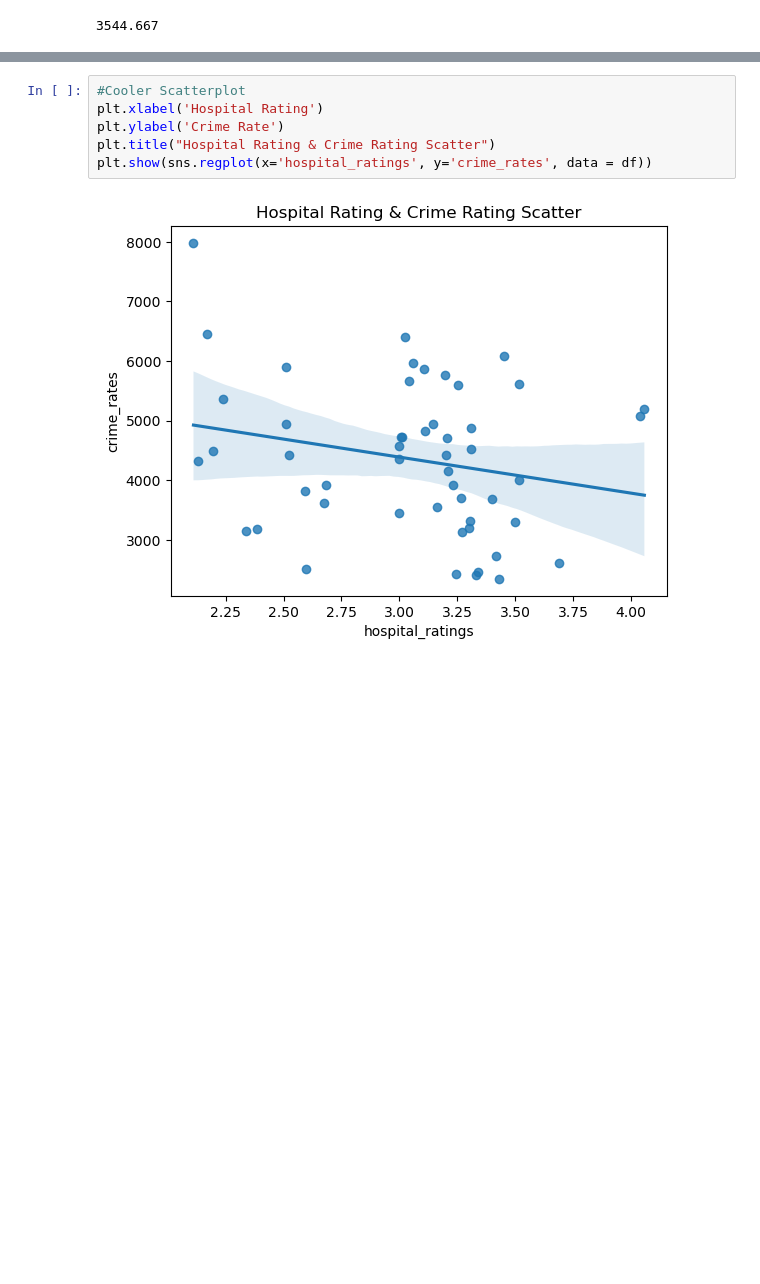
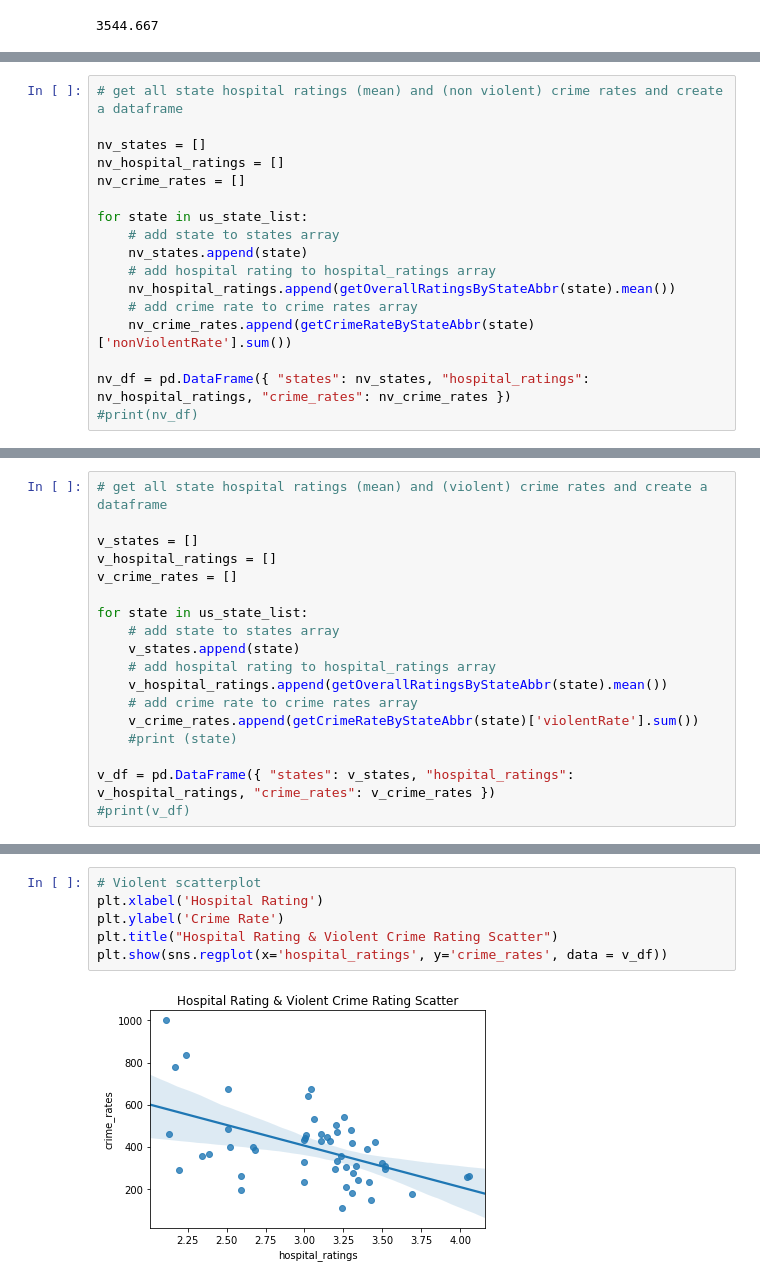
Before and after one commit to nahoczki/OFTRH, a Jupyter notebook: OFTRH (Operation Find Top-Rated Hospitals).ipynb, the cells around one changed output, grey strips where cells are left out. Drawn from its saved outputs; the diff is of its cells as text; blank space fills up the shorter version.

```diff
--- a/OFTRH (Operation Find Top-Rated Hospitals).ipynb
+++ b/OFTRH (Operation Find Top-Rated Hospitals).ipynb
@@ -237,0 +303,17 @@ plt.show()
+# %%
+# get all state hospital ratings (mean) and (non violent) crime rates and create a dataframe
+
+nv_states = []
+nv_hospital_ratings = []
+nv_crime_rates = []
+
+for state in us_state_list:
+    # add state to states array
+    nv_states.append(state)
+    # add hospital rating to hospital_ratings array
+    nv_hospital_ratings.append(getOverallRatingsByStateAbbr(state).mean())
+    # add crime rate to crime rates array
+    nv_crime_rates.append(getCrimeRateByStateAbbr(state)['nonViolentRate'].sum())
+
+nv_df = pd.DataFrame({ "states": nv_states, "hospital_ratings": nv_hospital_ratings, "crime_rates": nv_crime_rates })
+#print(nv_df)
@@ -247,3 +360,21 @@ States that support the hypothesis:
 - Alaska (AK)
 
 A low hospital rating was defined as being below the mean and a high crime rate was defined as being above the mean. Both of these aspects needed to be true to support our hypothesis.
+# %%
+# get all state hospital ratings (mean) and (violent) crime rates and create a dataframe
+
+v_states = []
+v_hospital_ratings = []
+v_crime_rates = []
+
+for state in us_state_list:
+    # add state to states array
+    v_states.append(state)
+    # add hospital rating to hospital_ratings array
+    v_hospital_ratings.append(getOverallRatingsByStateAbbr(state).mean())
+    # add crime rate to crime rates array
+    v_crime_rates.append(getCrimeRateByStateAbbr(state)['violentRate'].sum())
+    #print (state)
+
+v_df = pd.DataFrame({ "states": v_states, "hospital_ratings": v_hospital_ratings, "crime_rates": v_crime_rates })
+#print(v_df)
@@ -250,8 +396,8 @@ A low hospital rating was defined as being below the mean and a high crime rate
 # %%
-#Cooler Scatterplot
+# Violent scatterplot
 plt.xlabel('Hospital Rating')
 plt.ylabel('Crime Rate')
-plt.title("Hospital Rating & Crime Rating Scatter")
-plt.show(sns.regplot(x='hospital_ratings', y='crime_rates', data = df))
+plt.title("Hospital Rating & Violent Crime Rating Scatter")
+plt.show(sns.regplot(x='hospital_ratings', y='crime_rates', data = v_df))
 # %% [output]
-[figure, old version]
+[figure, new version]
```
Also changed, not shown: parts of 31 cells of this notebook.
